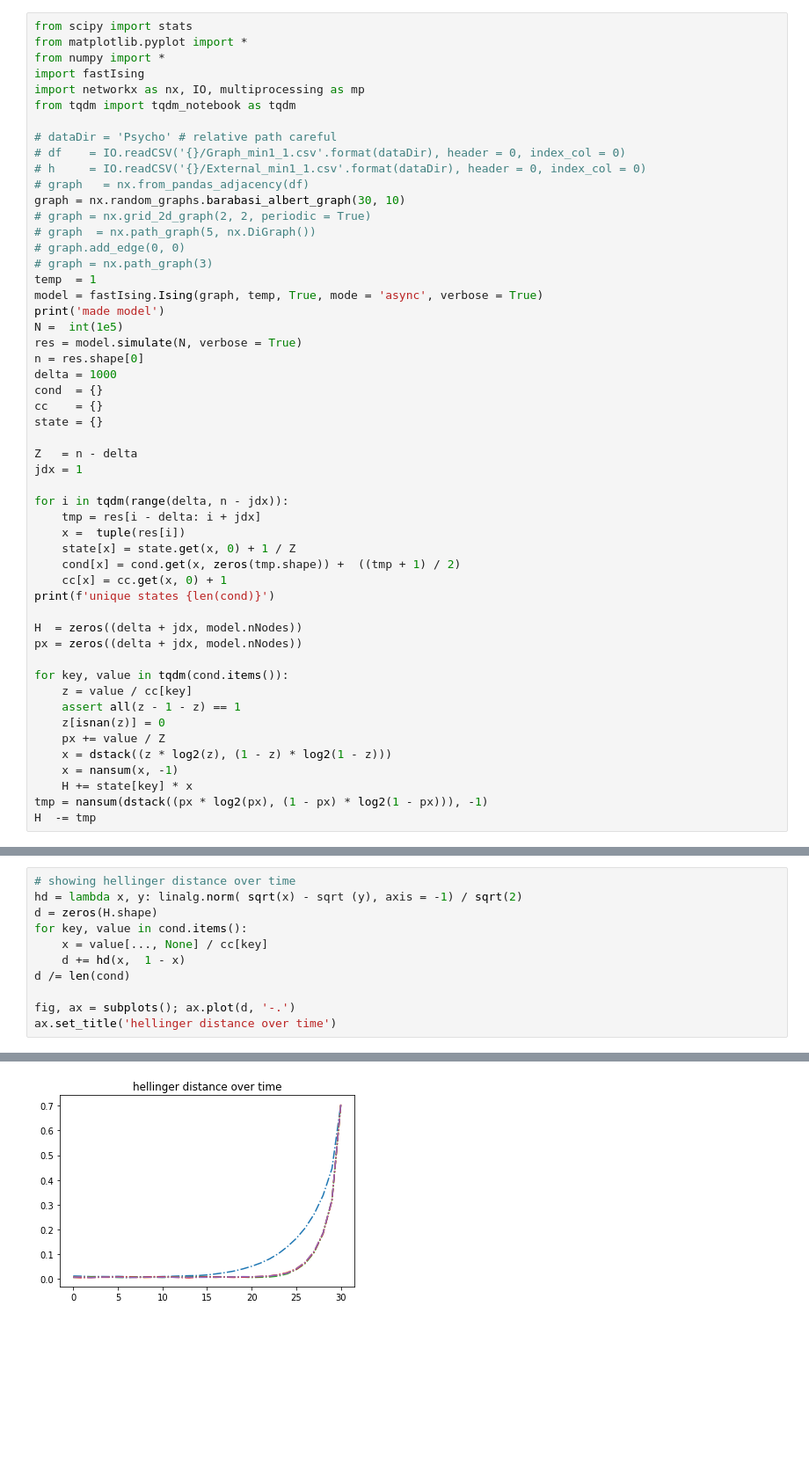
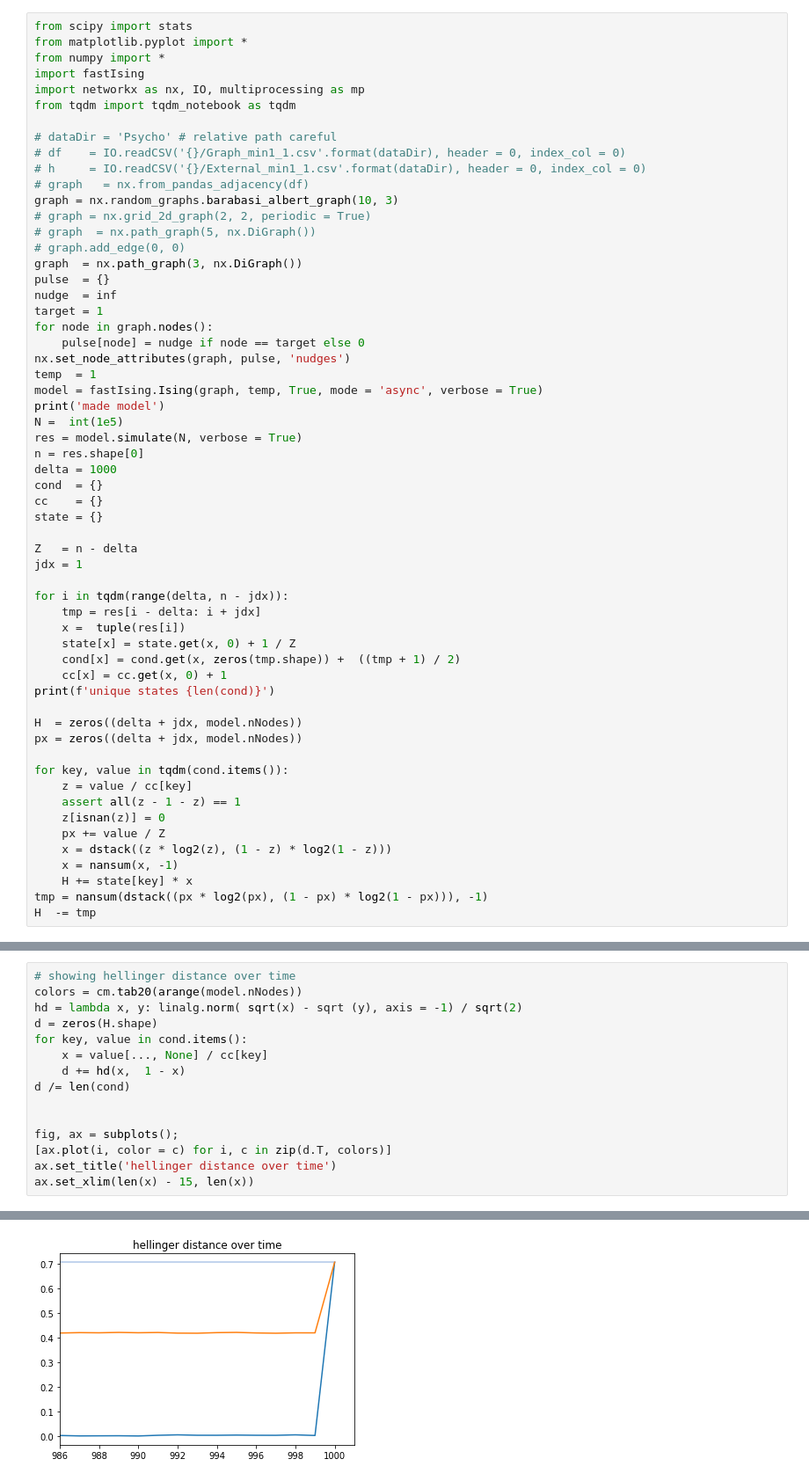
Before and after one commit to cvanelteren/information_impact, a Jupyter notebook: Reverse calculation.ipynb, the cells around one changed output, grey strips where cells are left out. Shown: that part at 88% size. Saved outputs shown, nothing was run; the diff lists cells and outputs as text; blank space fills up the shorter version.

```diff
--- a/Reverse calculation.ipynb
+++ b/Reverse calculation.ipynb
@@ -10,11 +10,17 @@ from tqdm import tqdm_notebook as tqdm
 # df    = IO.readCSV('{}/Graph_min1_1.csv'.format(dataDir), header = 0, index_col = 0)
 # h     = IO.readCSV('{}/External_min1_1.csv'.format(dataDir), header = 0, index_col = 0)
 # graph   = nx.from_pandas_adjacency(df)
-graph = nx.random_graphs.barabasi_albert_graph(30, 10)
+graph = nx.random_graphs.barabasi_albert_graph(10, 3)
 # graph = nx.grid_2d_graph(2, 2, periodic = True)
 # graph  = nx.path_graph(5, nx.DiGraph())
 # graph.add_edge(0, 0)
-# graph = nx.path_graph(3)
+graph  = nx.path_graph(3, nx.DiGraph())
+pulse  = {}
+nudge  = inf
+target = 1
+for node in graph.nodes():
+    pulse[node] = nudge if node == target else 0
+nx.set_node_attributes(graph, pulse, 'nudges')
 temp  = 1
 model = fastIsing.Ising(graph, temp, True, mode = 'async', verbose = True)
 print('made model')
@@ -87,5 +103,6 @@ print(res.dtype)
 # %%
 # showing hellinger distance over time
+colors = cm.tab20(arange(model.nNodes))
 hd = lambda x, y: linalg.norm( sqrt(x) - sqrt (y), axis = -1) / sqrt(2)
 d = zeros(H.shape)
 for key, value in cond.items():
@@ -93,6 +110,9 @@ for key, value in cond.items():
     d += hd(x,  1 - x)
 d /= len(cond)
 
-fig, ax = subplots(); ax.plot(d, '-.')
+
+fig, ax = subplots();
+[ax.plot(i, color = c) for i, c in zip(d.T, colors)]
 ax.set_title('hellinger distance over time')
+ax.set_xlim(len(x) - 15, len(x))
 # %% [output]
@@ -100,3 +120,3 @@ Text(0.5,1,'hellinger distance over time')
-[figure, old version]
+[figure, new version]
 # %%
 from scipy import optimize
```
Also changed, not shown: parts of 6 cells of this notebook, 6 other files.
